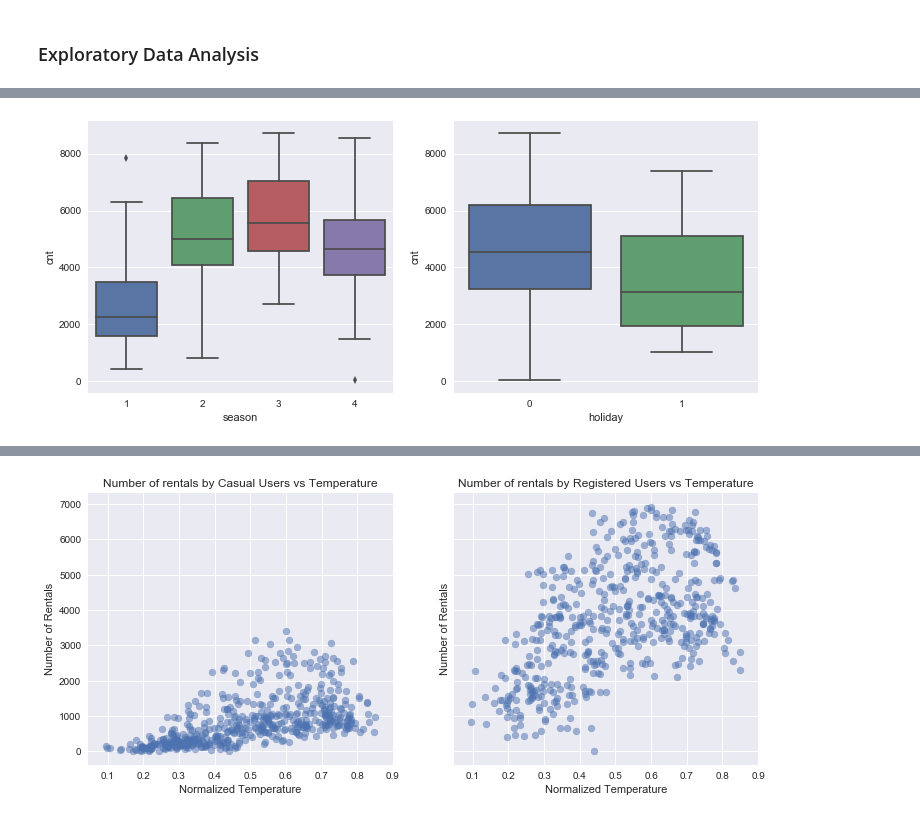
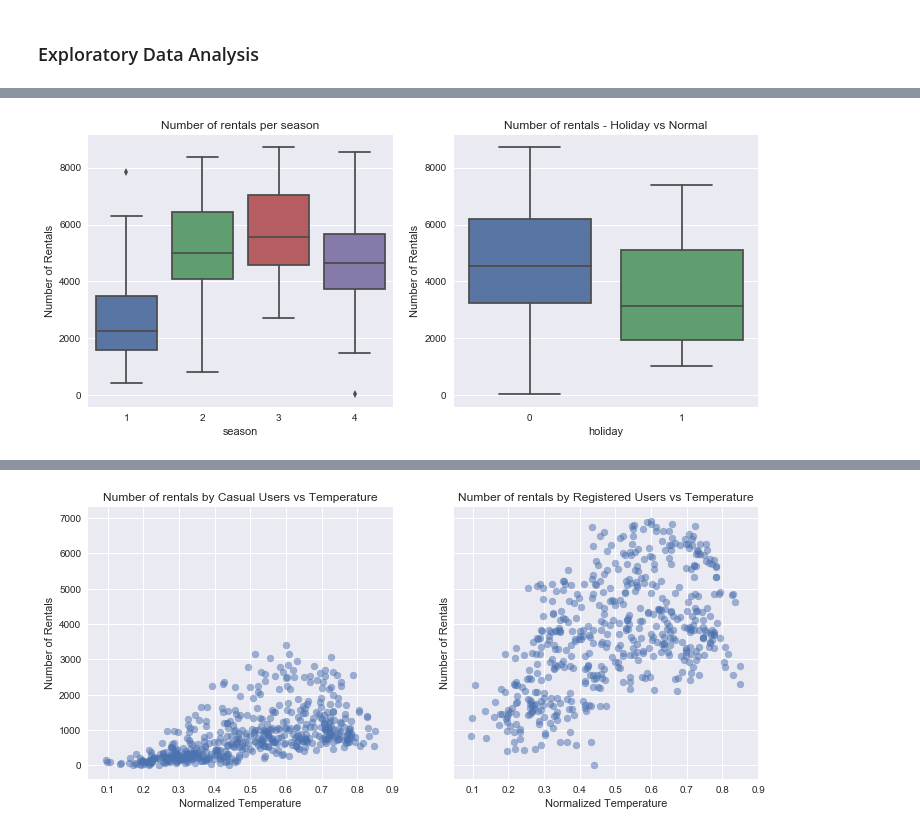
Before and after one commit to estebanangelm/bike_rental_analysis, a Jupyter notebook: Bike Rental Analysis.ipynb, the cells around one changed output, grey strips where cells are left out. Drawn from its saved outputs; the diff is of its cells as text; code cells hidden in the pictures.

```diff
--- a/Bike Rental Analysis.ipynb
+++ b/Bike Rental Analysis.ipynb
@@ -42,7 +104,11 @@ day_train.head()
 # %%
 f, axes = plt.subplots(1, 2,figsize=(12,5))
 sns.boxplot(  y="cnt", x= "season", data=day_train,  orient='v' , ax=axes[0])
+axes[0].set_title('Number of rentals per season')
+axes[0].set_ylabel('Number of Rentals')
 sns.boxplot(  y="cnt", x= "holiday", data=day_train,  orient='v' , ax=axes[1])
+axes[1].set_title('Number of rentals - Holiday vs Normal')
+axes[1].set_ylabel('Number of Rentals')
 plt.show()
 # %% [output]
-[figure, old version]
+[figure, new version]
```
Also changed, not shown: parts of 28 cells of this notebook.
